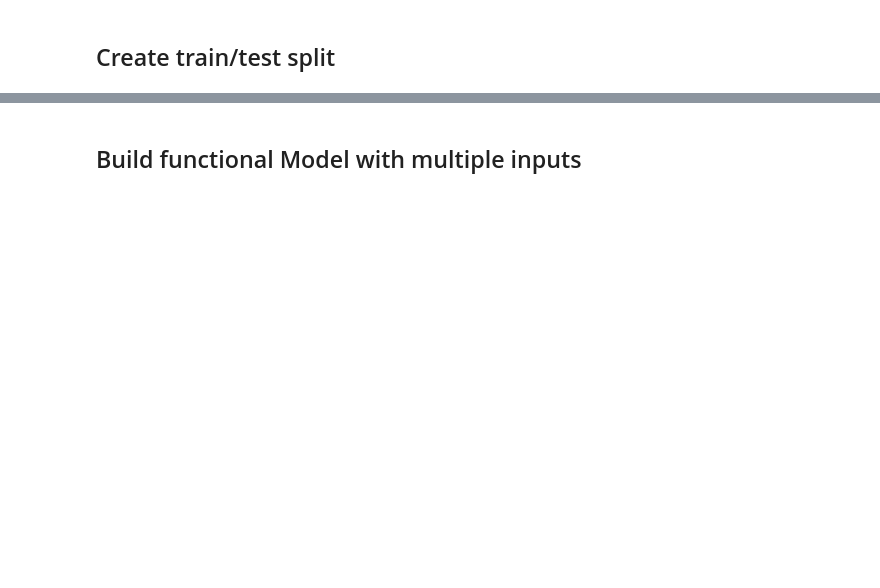
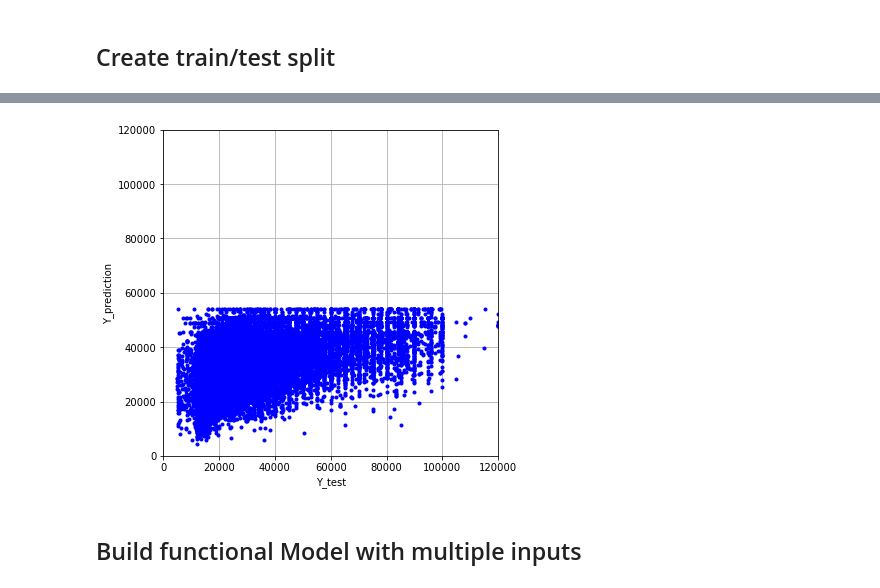
Before and after one commit to timwinter06/salary_predcition, a Jupyter notebook: Multiple_inputs_model.ipynb, the cells around one changed output, grey strips where cells are left out. Cells and saved outputs as stored; diff of their text form; code cells hidden in the pictures; blank space fills up the shorter version.

Commit message:
Added multiple feature one hot encoding to model.
Contract-type, contract-time, location, and category all put into 1 feature vector.

```diff
--- a/Multiple_inputs_model.ipynb
+++ b/Multiple_inputs_model.ipynb
@@ -101,6 +103,6 @@ X_train_full, X_test, y_train_full, y_test1 = train_test_split( X_words_padded,
 
 X_train_words, X_val_words, y_train, y_val = train_test_split( X_train_full, y_train_full, test_size=0.2, random_state=42)
 # %%
-X_train_full, X_test, y_train_full, y_test2 = train_test_split( X_location, y, test_size=0.2, random_state=42)
+X_train_full, X_test_location, y_train_full, y_test = train_test_split( X_location, y, test_size=0.2, random_state=42)
 
 X_train_location, X_val_location, y_train, y_val = train_test_split( X_train_full, y_train_full, test_size=0.2, random_state=42)
@@ -106,0 +111,13 @@ X_train_location, X_val_location, y_train, y_val = train_test_split( X_train_ful
+# %%
+input_ = Input(shape=(X_train_location.shape[1]),)
+x = Dense(100, activation='relu')(input_)
+x = Dense(1, activation='linear')(x)
+x = Model(inputs=input_,outputs = x)
+x.compile(loss = 'mean_squared_error', optimizer = 'Adam')
+# %%
+es = EarlyStopping(monitor='val_loss', mode='min', verbose=1)
+epochs = 10
+batch_size = 8
+history = x.fit(X_train_location.todense(), y_train, epochs =epochs, batch_size = batch_size, verbose = 1,
+                validation_data = (X_val_location.todense(), y_val),
+                callbacks = es)
@@ -106,0 +155,2 @@ X_train_location, X_val_location, y_train, y_val = train_test_split( X_train_ful
+# %%
+y_pred = x.predict(X_test_location.todense(),verbose = 1)
@@ -107,3 +159,16 @@ X_train_location, X_val_location, y_train, y_val = train_test_split( X_train_ful
+# %%
+limits= [0,120000]
+fig = plt.figure(figsize = (6,6))
+ax = fig.add_subplot(1, 1, 1)
+ax.plot(y_test, y_pred, 'b.')
+ax.set_ylabel('Y_prediction')
+ax.set_xlabel('Y_test')
+ax.set_xlim(limits)
+ax.set_ylim(limits)
+plt.grid()
+plt.show()
+# %% [output]
+[figure, added]
 # %% [markdown]
 ## Build functional Model with multiple inputs
 # %%
```
Also changed, not shown: parts of 21 cells of this notebook, 1 other file.
